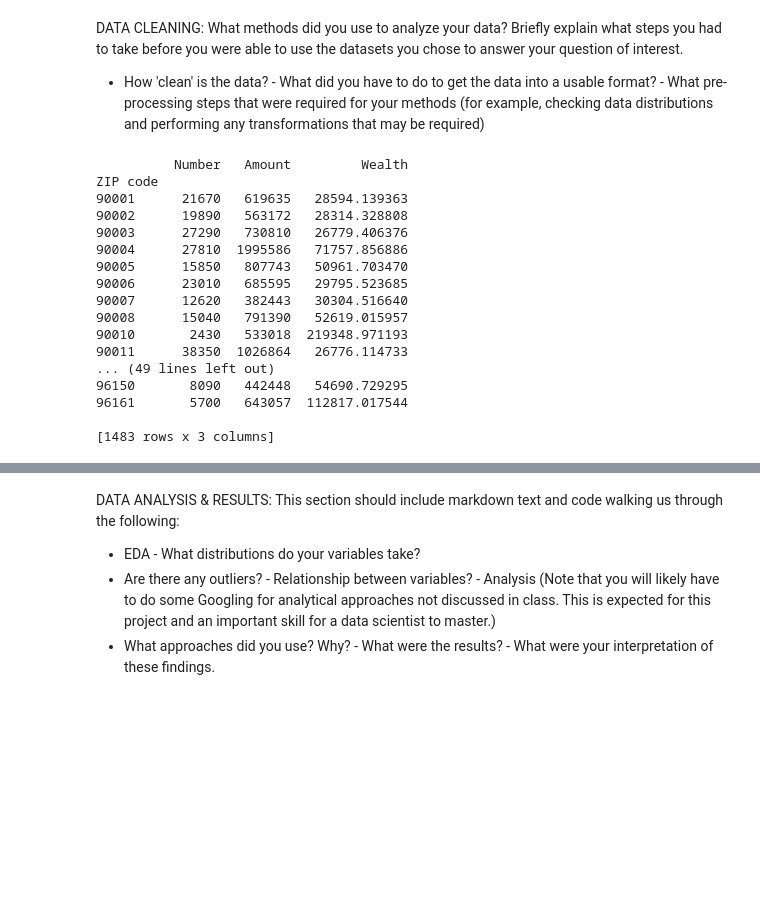
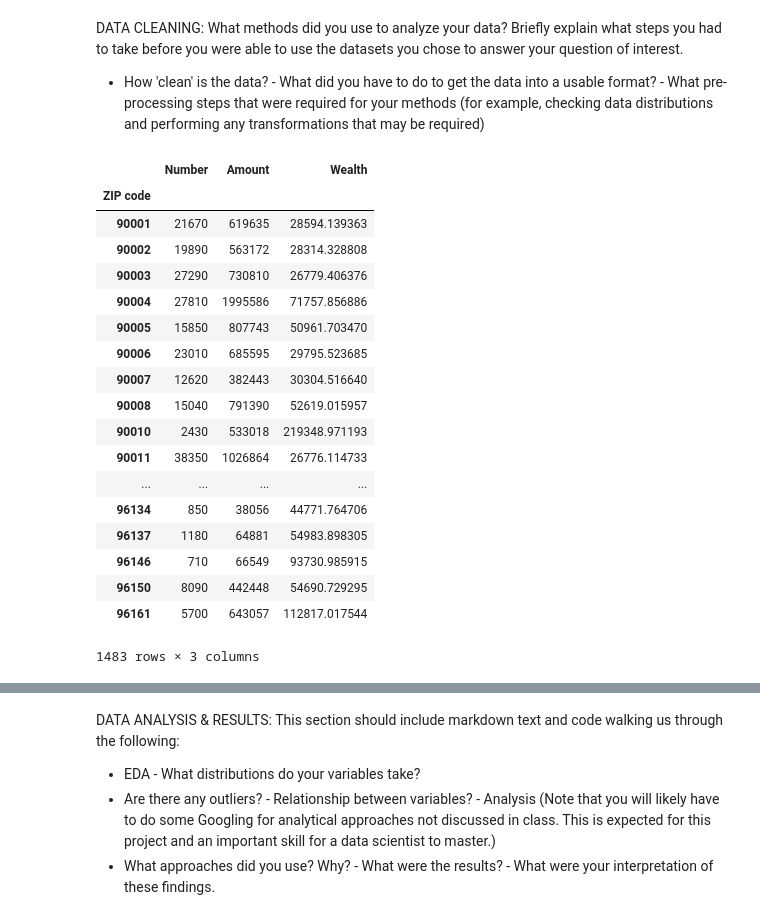
Before and after one commit to jmdangelo/Cogs108-Final-Project, a Jupyter notebook: FinalProject.ipynb, the cells around one changed output, grey strips where cells are left out. Saved outputs shown, nothing was run; the diff lists cells and outputs as text; code cells hidden in the pictures; blank space fills up the shorter version.

```diff
--- a/FinalProject.ipynb
+++ b/FinalProject.ipynb
@@ -37,51 +37,54 @@ df_income = pd.read_csv('irs-zipcode.csv')
 df_income.columns = df_income.iloc[2]
 
 # Drop 0th, 1st, nan rows; select 'Number of returns' and 'Amount' of 'Total income' columns
 df_income = df_income.drop([0, 1])
 df_income = df_income.rename(index=str, columns={'ZIP\ncode [1]': 'ZIP code'})
 df_income = df_income.rename(index=str, columns={'Number of returns': 'Number'})
 df_income = df_income.set_index('ZIP code')
 
 #df_income = df_income.drop(['ZIP\ncode [1]'])
 df_income_selected = df_income.iloc[:, [16, 17]]
 df_income_selected = df_income_selected.dropna()
 df_income_selected.columns = ['Number of returns', 'Amount']
 
 # Drop zip code 00000 and 99999
 df_income_selected = df_income_selected.drop(['00000', '99999'])
 
 # Drop all rows but the first, which is total returns and amount
 df_income_selected = df_income_selected.loc[~df_income_selected.index.duplicated(keep='first')]
 df_income_selected = df_income_selected.reset_index()
 df_income_selected = df_income_selected.drop([0])
 df_income_selected = df_income_selected.set_index('ZIP code')
 df_income_selected = df_income_selected.rename(index=str, columns={'Number of returns': 'Number'})
 df_income_selected['Amount'] = df_income_selected['Amount'].str.replace(',', '')
 df_income_selected['Number'] = df_income_selected['Number'].str.replace(',', '')
 df_income_selected['Amount'] = pd.to_numeric(df_income_selected['Amount'])
 df_income_selected['Number'] = pd.to_numeric(df_income_selected['Number'])
 
 
 df_income_selected['Wealth'] = df_income_selected.apply(lambda x: (x.Amount / x.Number) * 1000, axis=1)
-print(df_income_selected)
+df_income = df_income_selected
+df_income
 # %% [output]
+|  | Number | Amount | Wealth |
+| ZIP code |  |  |  |
+| 90001 | 21670 | 619635 | 28594.139363 |
+| 90002 | 19890 | 563172 | 28314.328808 |
+| 90003 | 27290 | 730810 | 26779.406376 |
+| 90004 | 27810 | 1995586 | 71757.856886 |
+| 90005 | 15850 | 807743 | 50961.703470 |
+| 90006 | 23010 | 685595 | 29795.523685 |
+| 90007 | 12620 | 382443 | 30304.516640 |
+| 90008 | 15040 | 791390 | 52619.015957 |
+| 90010 | 2430 | 533018 | 219348.971193 |
+| 90011 | 38350 | 1026864 | 26776.114733 |
+| ... | ... | ... | ... |
+| 96134 | 850 | 38056 | 44771.764706 |
+| 96137 | 1180 | 64881 | 54983.898305 |
+| 96146 | 710 | 66549 | 93730.985915 |
+| 96150 | 8090 | 442448 | 54690.729295 |
+| 96161 | 5700 | 643057 | 112817.017544 |
-          Number   Amount         Wealth
-ZIP code
-90001      21670   619635   28594.139363
-90002      19890   563172   28314.328808
-90003      27290   730810   26779.406376
-90004      27810  1995586   71757.856886
-90005      15850   807743   50961.703470
-90006      23010   685595   29795.523685
-90007      12620   382443   30304.516640
-90008      15040   791390   52619.015957
-90010       2430   533018  219348.971193
-90011      38350  1026864   26776.114733
-... (49 lines left out)
-96150       8090   442448   54690.729295
-96161       5700   643057  112817.017544
-
-[1483 rows x 3 columns]
+1483 rows × 3 columns
 # %%
 df_complaints = pd.read_csv('new2.csv')
 
```
Also changed, not shown: parts of 2 cells of this notebook.
